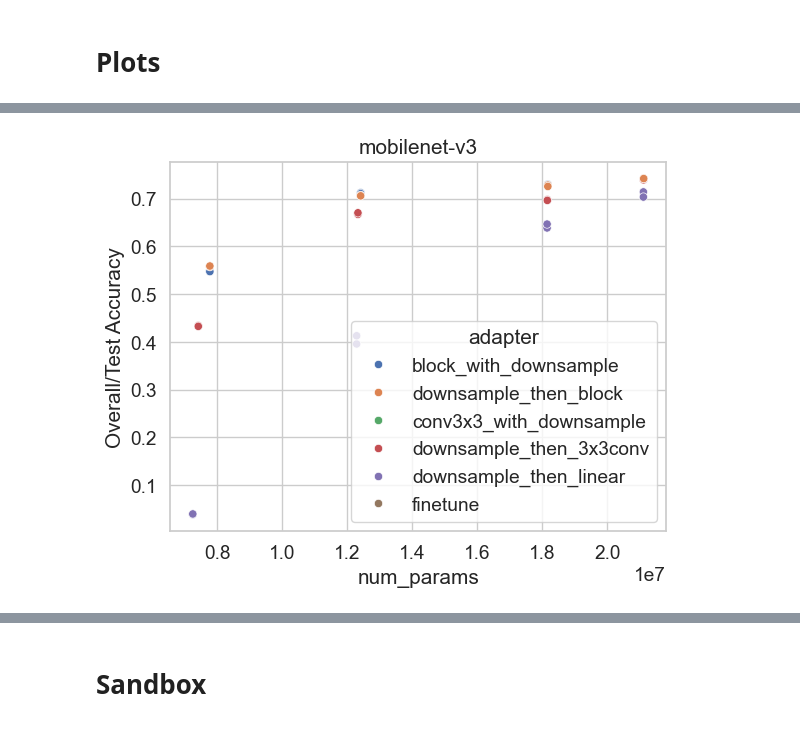
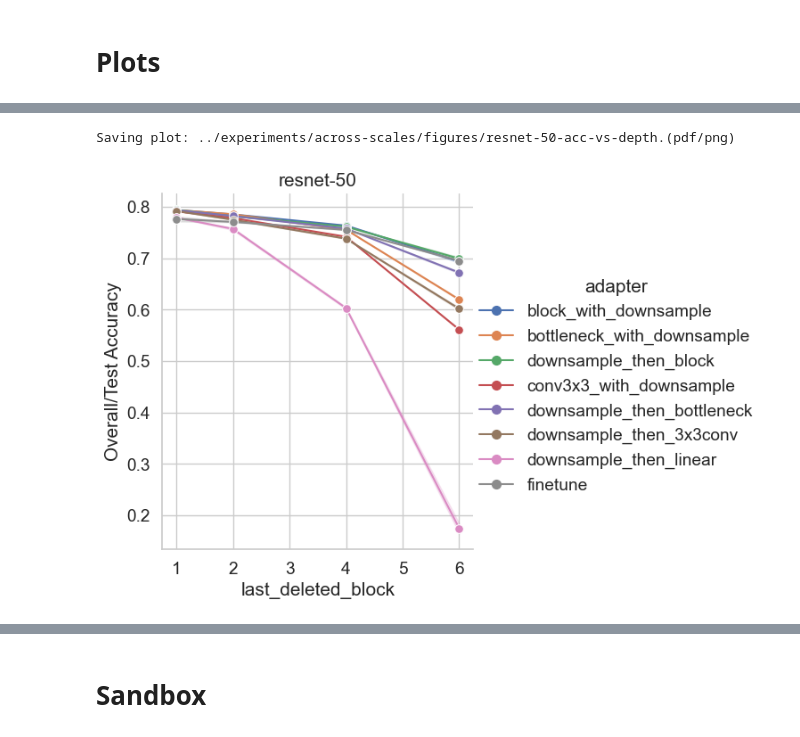
Before and after one commit to uvm-neurobotics-lab/stitching, a Jupyter notebook: src/across-scales.ipynb, the cells around one changed output, grey strips where cells are left out. Drawn from its saved outputs; the diff is of its cells as text; code cells hidden in the pictures.

```diff
--- a/src/across-scales.ipynb
+++ b/src/across-scales.ipynb
@@ -155,4 +126,0 @@ plot_accuracy_vs_depth("mobilenet-v3")
-# %%
-plot_accuracy_vs_size("mobilenet-v3")
-# %% [output]
-[figure, removed]
@@ -158,0 +213,5 @@ plot_accuracy_vs_size("mobilenet-v3")
+# %%
+_ = plot_accuracy_vs_depth(final_df, arch_choice="resnet-50")
+# %% [output]
+Saving plot: ../experiments/across-scales/figures/resnet-50-acc-vs-depth.(pdf/png)
+[figure, added]
```
Also changed, not shown: parts of 30 cells of this notebook.
